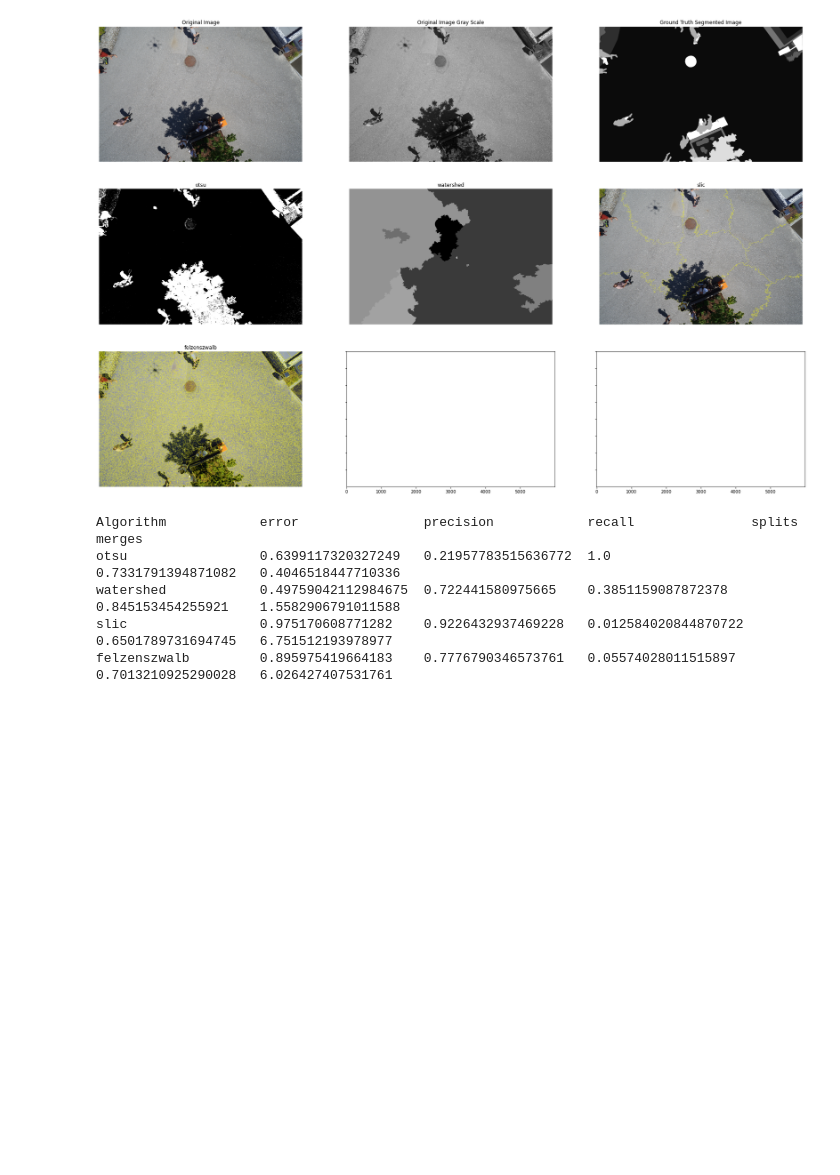
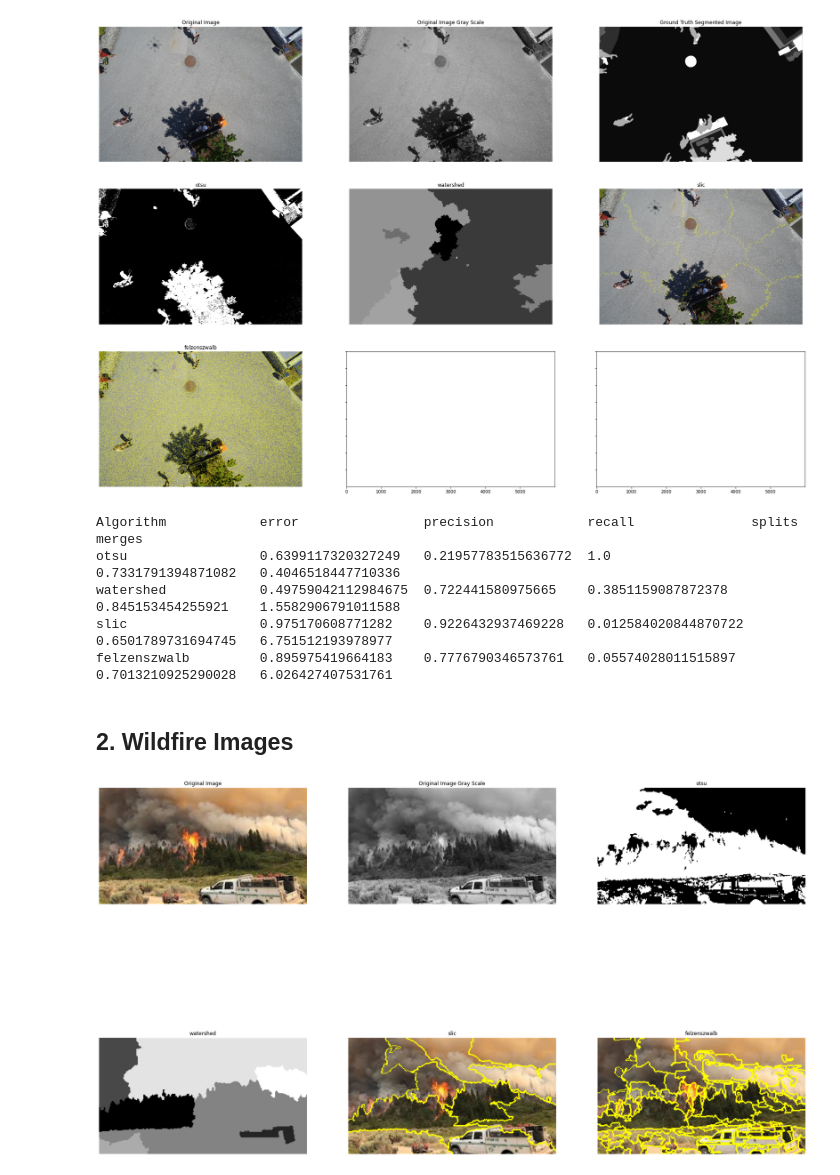
Before and after one commit to Hannauer/forest_image_segmentation, a Jupyter notebook: notebooks/final_work.ipynb, the cells around one changed output. Cells and saved outputs as stored; diff of their text form; code cells hidden in the pictures; blank space fills up the shorter version.

Commit message:
Add wildfire segmentation

```diff
--- a/notebooks/final_work.ipynb
+++ b/notebooks/final_work.ipynb
@@ -358,3 +360,24 @@ otsu                 0.6399117320327249   0.21957783515636772  1.0
 watershed            0.49759042112984675  0.722441580975665    0.3851159087872378   0.845153454255921    1.5582906791011588
 slic                 0.975170608771282    0.9226432937469228   0.012584020844870722 0.6501789731694745   6.751512193978977
 felzenszwalb         0.895975419664183    0.7776790346573761   0.05574028011515897  0.7013210925290028   6.026427407531761
+# %% [markdown]
+## 2. Wildfire Images
+# %%
+# 0. Load image
+# 0.1. Randomly select one of the possible images
+path = "C:/Users/caiof/Documents/forest_image_segmentation/fire_seg_test/"
+files=os.listdir(path)
+label=random.choice(files)
+
+# 0.2. Load image and create a gray scale copy
+img_orig = io.imread(path+label)
+img_orig_gs = color.rgb2gray(img_orig)
+img_orig_gs = normalize(img_orig_gs, 0, 255).astype(np.uint8)
+
+# 1. Compute segmentations
+img_dict = compute_segmentations(img_orig, img_orig_gs)
+
+# 2. Show images to visual comparison
+show_img_comparison(img_dict, img_orig, img_orig_gs, figsize=(30, 20))
+# %% [output]
+[figure, added]
```
Also changed, not shown: parts of 1 cell of this notebook.
